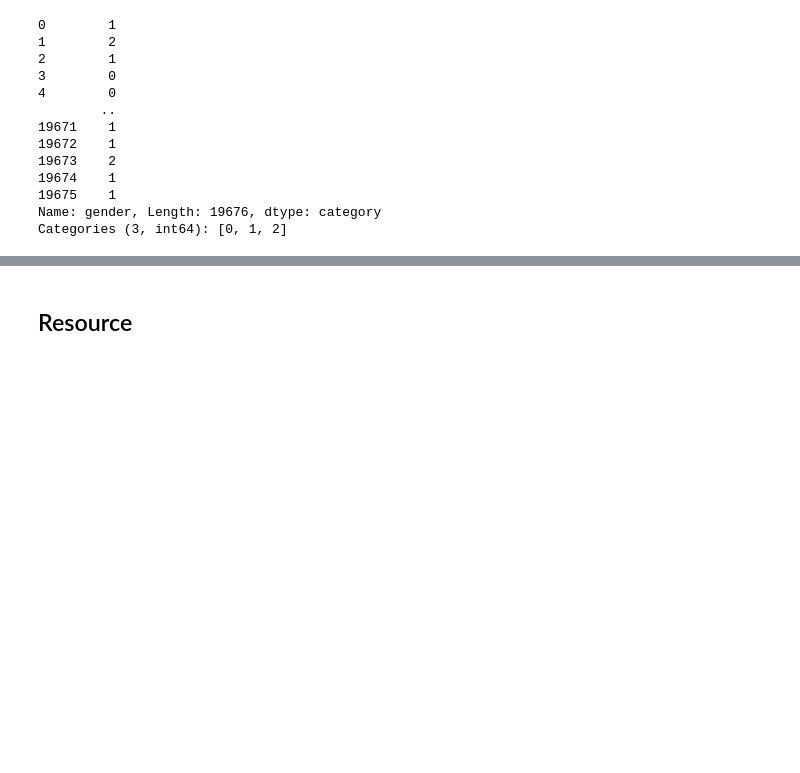
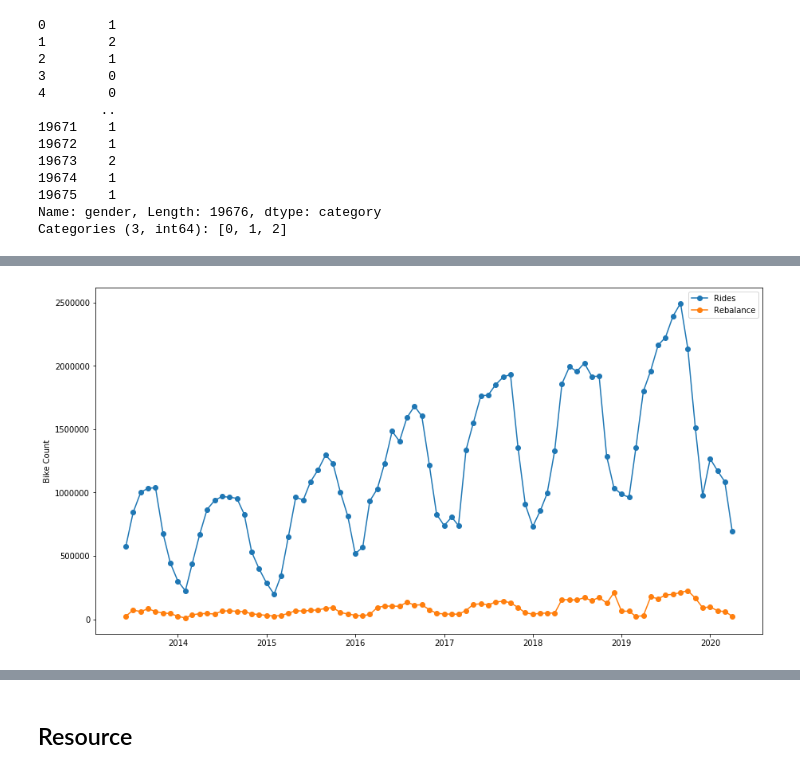
Before and after one commit to Data-Science-Link/project_bike_rental_analysis, a Jupyter notebook: scripts/workspace/Tin_Alex/EDA.ipynb, the cells around one changed output, grey strips where cells are left out. Saved outputs shown, nothing was run; the diff lists cells and outputs as text; code cells hidden in the pictures; blank space fills up the shorter version.

```diff
--- a/scripts/workspace/Tin_Alex/EDA.ipynb
+++ b/scripts/workspace/Tin_Alex/EDA.ipynb
@@ -155,0 +198,11 @@ True
+# %%
+
+plt.figure(figsize=(15,8))
+plt.plot_date(full.year_month,full.rides, label='Rides', ls='solid')
+plt.plot_date(full.year_month, full.Rebalance, label='Rebalance', ls='solid')
+plt.ylabel('Bike Count')
+plt.legend()
+plt.show()
+# plt.savefig('totbal.png')
+# %% [output]
+[figure, added]
```
Also changed, not shown: parts of 21 cells of this notebook, 2 other files.
